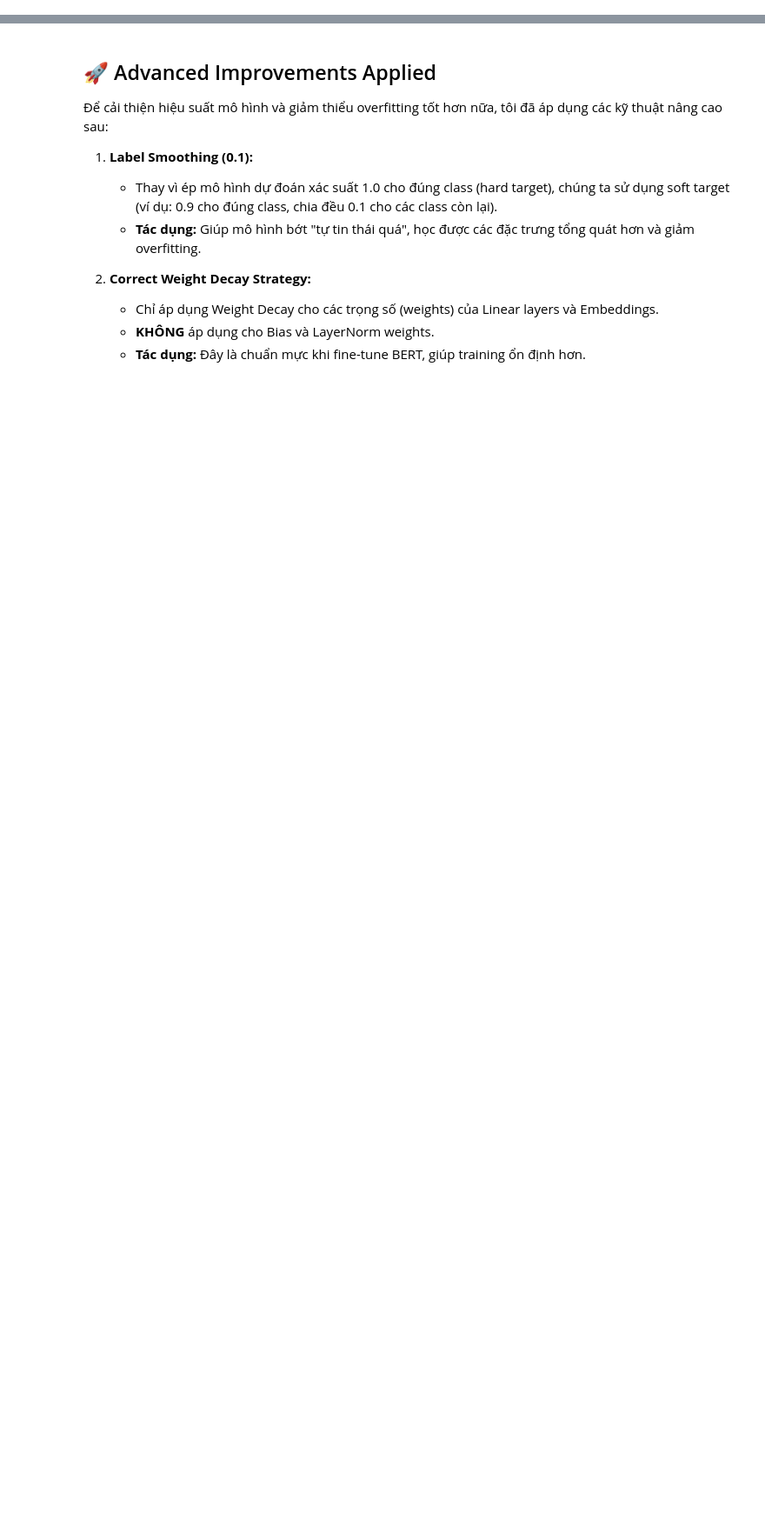
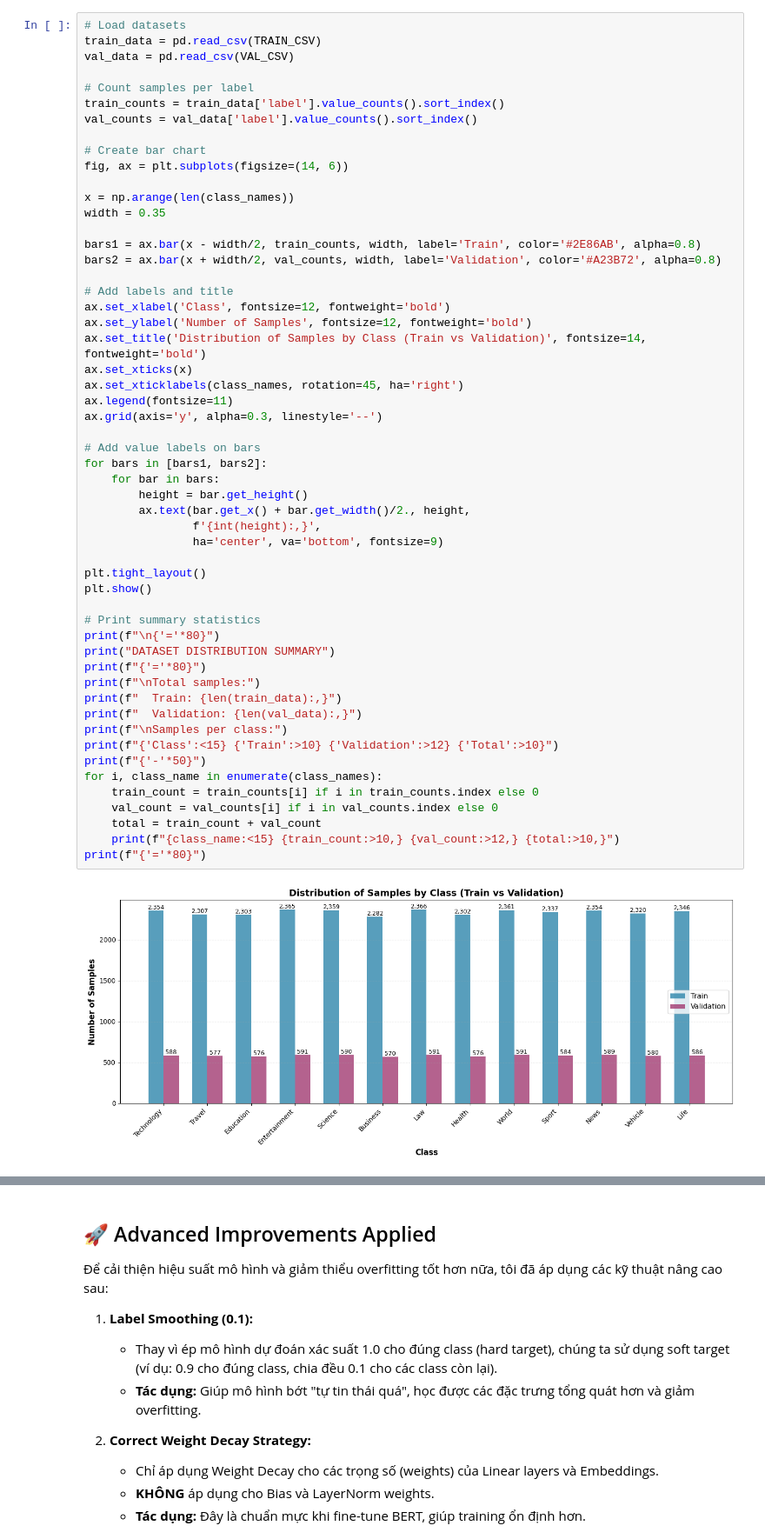
Before and after one commit to baoo2003/Document_Classification_With_Cuckoo_Search, a Jupyter notebook: PhoBERT_FCL_train.ipynb, the cells around one changed output, grey strips where cells are left out. Shown at 87% size. Cells and saved outputs as stored; diff of their text form; blank space fills up the shorter version.

Commit message:
train title and description

```diff
--- a/PhoBERT_FCL_train.ipynb
+++ b/PhoBERT_FCL_train.ipynb
@@ -51,2 +122,58 @@ Validation samples: 25,967
 Number of classes: 13
 Classes: [ 0  1  2  3  4  5  6  7  8  9 10 11 12]
+# %%
+# Load datasets
+train_data = pd.read_csv(TRAIN_CSV)
+val_data = pd.read_csv(VAL_CSV)
+
+# Count samples per label
+train_counts = train_data['label'].value_counts().sort_index()
+val_counts = val_data['label'].value_counts().sort_index()
+
+# Create bar chart
+fig, ax = plt.subplots(figsize=(14, 6))
+
+x = np.arange(len(class_names))
+width = 0.35
+
+bars1 = ax.bar(x - width/2, train_counts, width, label='Train', color='#2E86AB', alpha=0.8)
+bars2 = ax.bar(x + width/2, val_counts, width, label='Validation', color='#A23B72', alpha=0.8)
+
+# Add labels and title
+ax.set_xlabel('Class', fontsize=12, fontweight='bold')
+ax.set_ylabel('Number of Samples', fontsize=12, fontweight='bold')
+ax.set_title('Distribution of Samples by Class (Train vs Validation)', fontsize=14, fontweight='bold')
+ax.set_xticks(x)
+ax.set_xticklabels(class_names, rotation=45, ha='right')
+ax.legend(fontsize=11)
+ax.grid(axis='y', alpha=0.3, linestyle='--')
+
+# Add value labels on bars
+for bars in [bars1, bars2]:
+    for bar in bars:
+        height = bar.get_height()
+        ax.text(bar.get_x() + bar.get_width()/2., height,
+                f'{int(height):,}',
+                ha='center', va='bottom', fontsize=9)
+
+plt.tight_layout()
+plt.show()
+
+# Print summary statistics
+print(f"\n{'='*80}")
+print("DATASET DISTRIBUTION SUMMARY")
+print(f"{'='*80}")
+print(f"\nTotal samples:")
+print(f"  Train: {len(train_data):,}")
+print(f"  Validation: {len(val_data):,}")
+print(f"\nSamples per class:")
+print(f"{'Class':<15} {'Train':>10} {'Validation':>12} {'Total':>10}")
+print(f"{'-'*50}")
+for i, class_name in enumerate(class_names):
+    train_count = train_counts[i] if i in train_counts.index else 0
+    val_count = val_counts[i] if i in val_counts.index else 0
+    total = train_count + val_count
+    print(f"{class_name:<15} {train_count:>10,} {val_count:>12,} {total:>10,}")
+print(f"{'='*80}")
+# %% [output]
+[figure, added]
```
Also changed, not shown: parts of 12 cells of this notebook, 5 other files.
